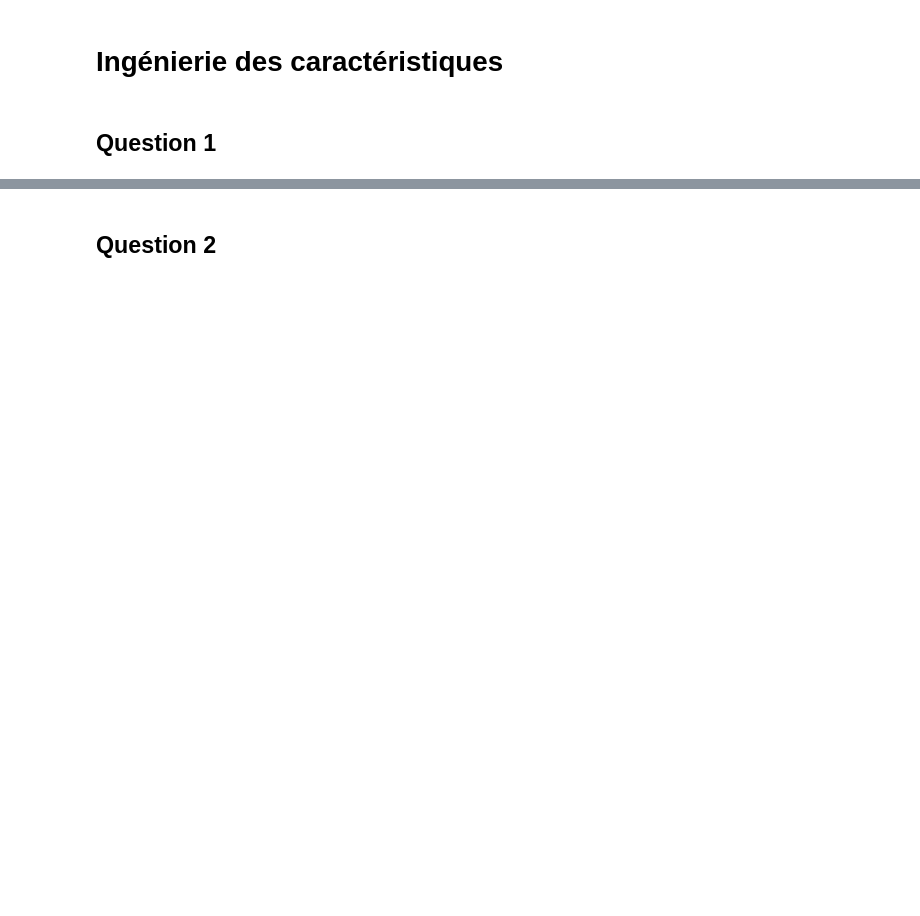
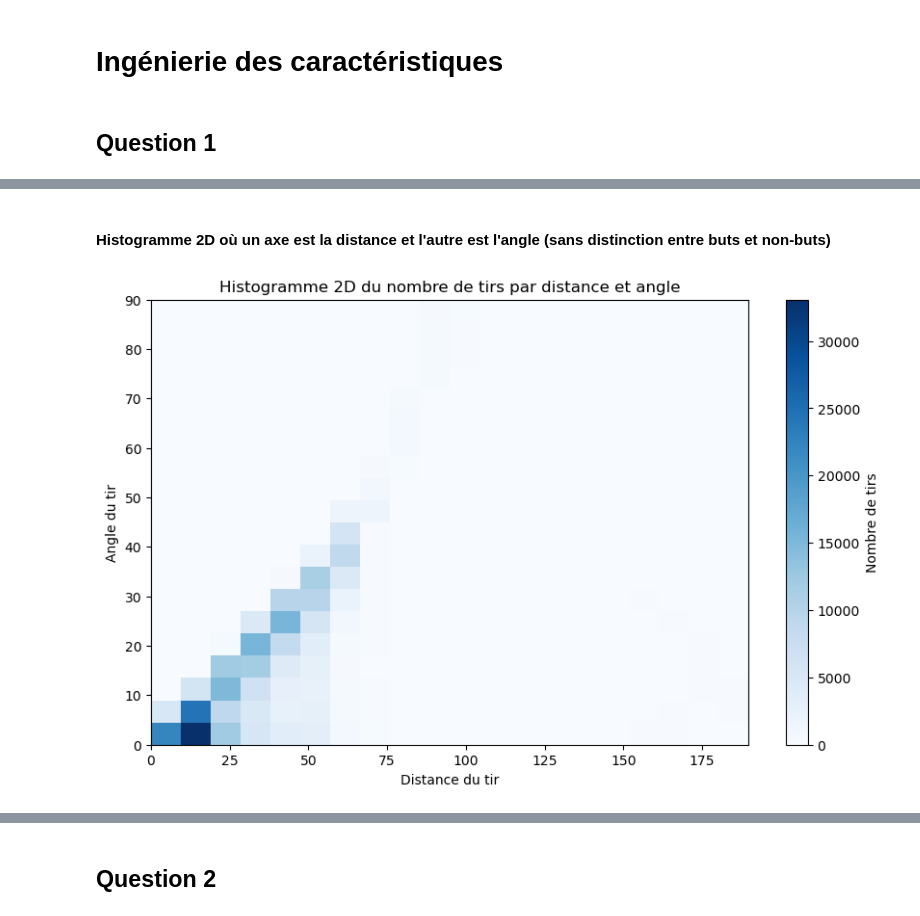
Before and after one commit to Seet-git/FT6758-NHL_A11, a Jupyter notebook: main_Milestone-2.ipynb, the cells around one changed output, grey strips where cells are left out. Cells and saved outputs as stored; diff of their text form; code cells hidden in the pictures; blank space fills up the shorter version.

```diff
--- a/main_Milestone-2.ipynb
+++ b/main_Milestone-2.ipynb
@@ -43,0 +131,19 @@ train_data = pd.read_csv(filename)
+# %% [markdown]
+#### Histogramme 2D où un axe est la distance et l'autre est l'angle (sans distinction entre buts et non-buts)
+# %%
+def histogram2D_2_variables(df, x, y, bins, label, xlabel, ylabel, title):
+    # Remove rows with NaN values
+    df = df.dropna(subset=[x, y])
+    # Plot the histogram with hue for 'is_goal'
+    plt.figure(figsize=(10, 6))
+    plt.hist2d(df[x], df[y], bins=bins, cmap='Blues')
+    # Customize legend labels for hue values
+    plt.colorbar(label=label)
+    plt.xlabel(xlabel)
+    plt.ylabel(ylabel)
+    plt.title(title)
+    plt.show()
+
+histogram2D_2_variables(train_data, x='shotDistance', y='shotAngle', bins=20, label='Nombre de tirs', xlabel='Distance du tir', ylabel='Angle du tir', title='Histogramme 2D du nombre de tirs par distance et angle')
+# %% [output]
+[figure, added]
```
Also changed, not shown: parts of 17 cells of this notebook, 1 other file.
